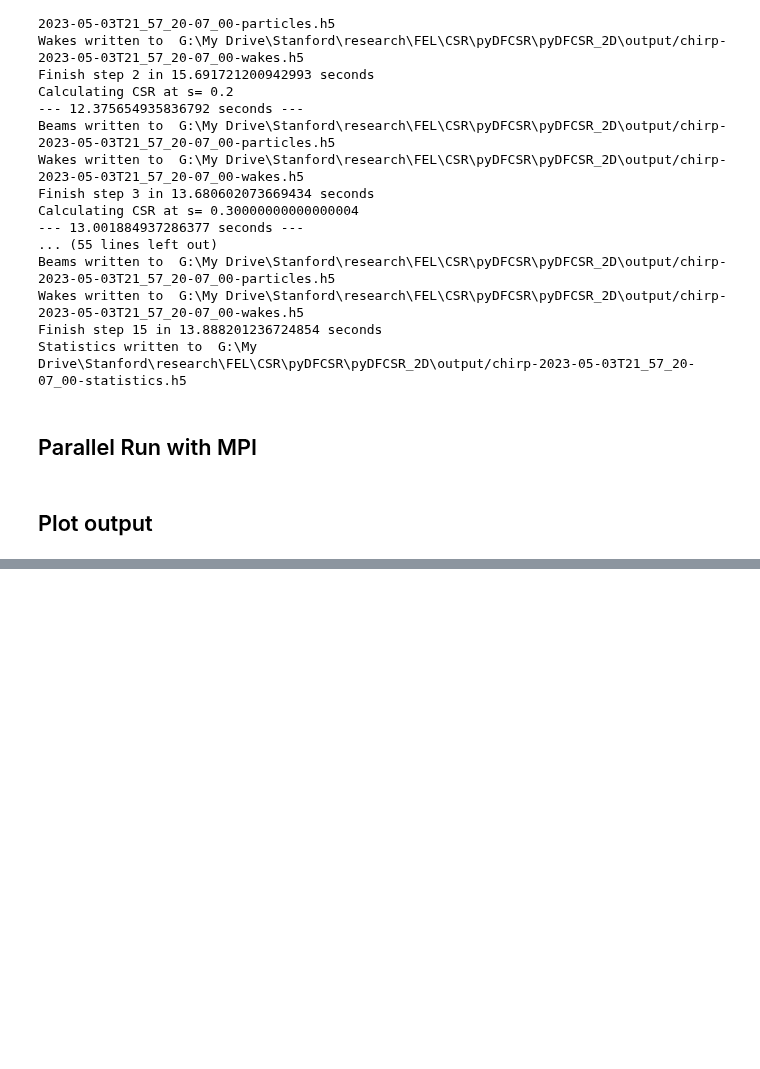
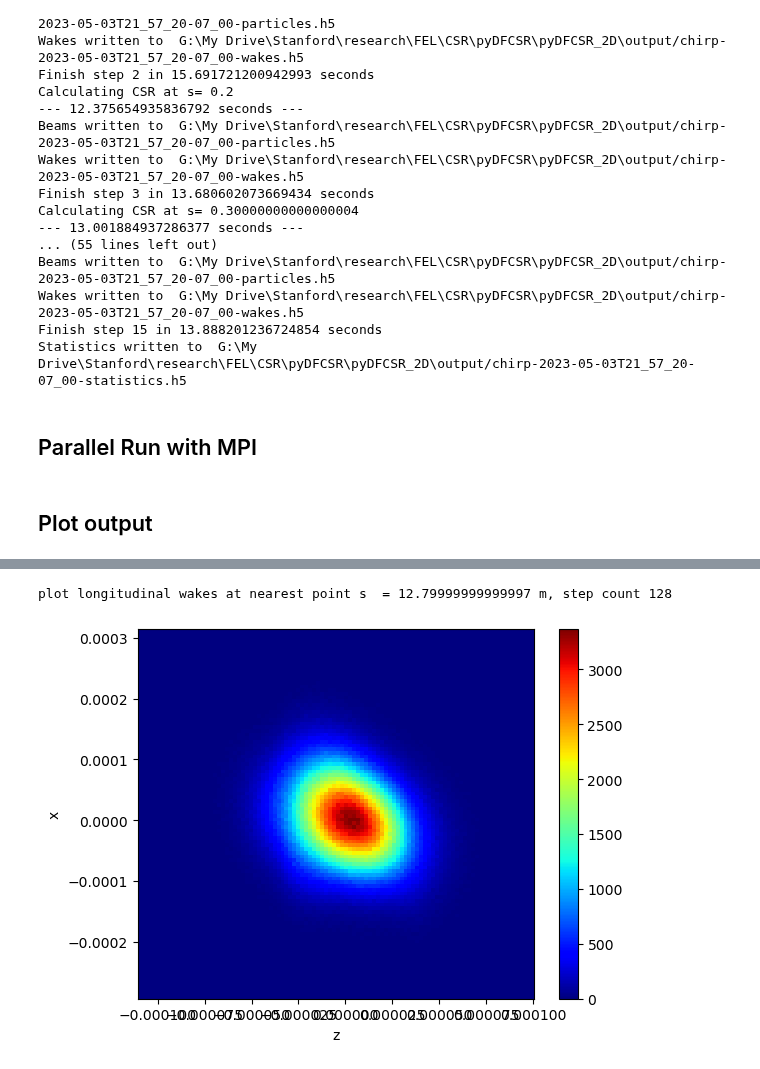
Before and after one commit to slaclab/pyDFCSR, a Jupyter notebook: pyDFCSR_2D/example.ipynb, the cells around one changed output, grey strips where cells are left out. Cells and saved outputs as stored; diff of their text form; code cells hidden in the pictures; blank space fills up the shorter version.

```diff
--- a/pyDFCSR_2D/example.ipynb
+++ b/pyDFCSR_2D/example.ipynb
@@ -47,0 +57,5 @@ DFplot.plot_stats()
+# %%
+DFplot.plot_particles(s = 12.75, xkey = 'z', ykey = 'x')
+# %% [output]
+plot longitudinal wakes at nearest point s  = 12.79999999999997 m, step count 128
+[figure, added]
```
Also changed, not shown: parts of 3 cells of this notebook, 1 other file.
